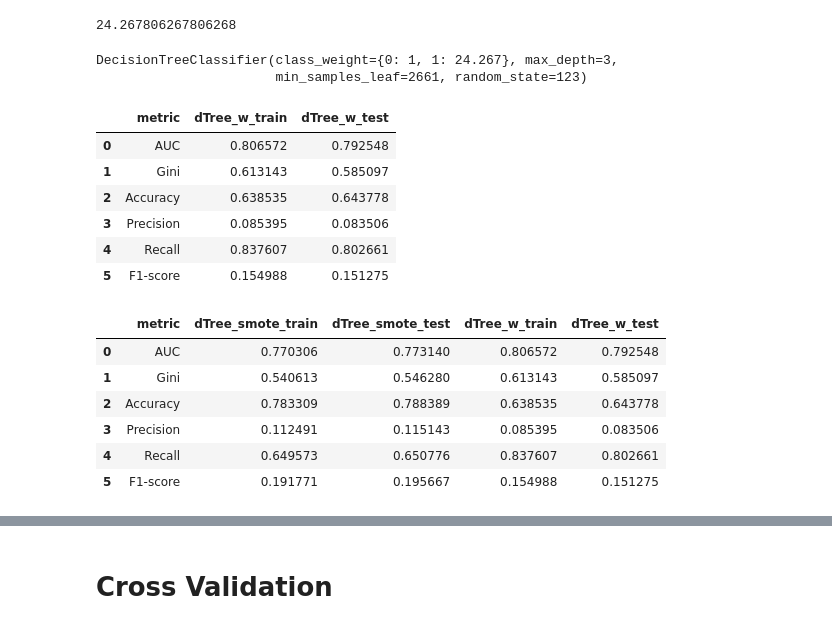
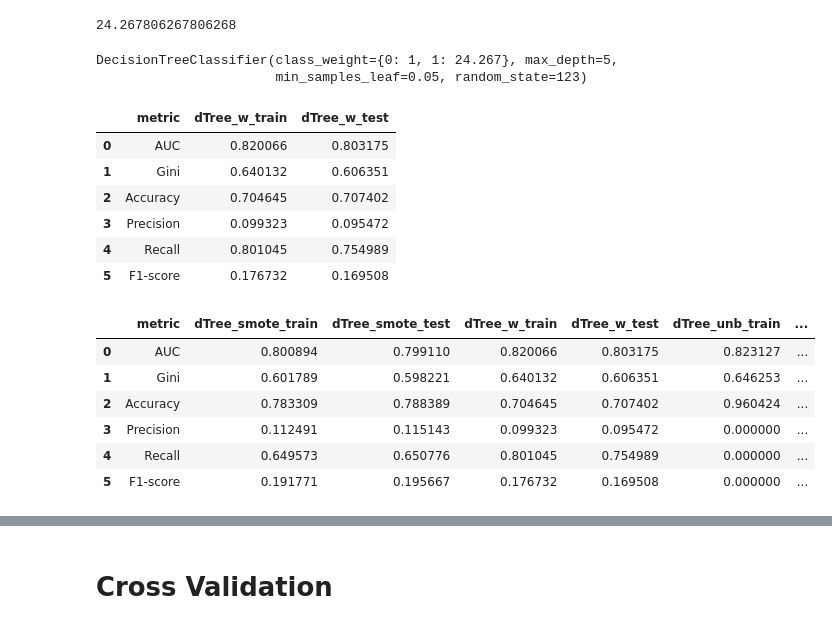
Before and after one commit to JCaballerot/Machine-Learning-Program, a Jupyter notebook: Supervised_models/DecisionTrees_Boosting/Lab_Santander.ipynb, the cells around one changed output, grey strips where cells are left out. Cells and saved outputs as stored; diff of their text form; code cells hidden in the pictures.

```diff
--- a/Supervised_models/DecisionTrees_Boosting/Lab_Santander.ipynb
+++ b/Supervised_models/DecisionTrees_Boosting/Lab_Santander.ipynb
@@ -179,9 +226,9 @@ from sklearn.tree import DecisionTreeClassifier
 # Definiendo modelo
 
 
-dtree = DecisionTreeClassifier(max_depth = 3,
+dtree = DecisionTreeClassifier(max_depth = 5,
                                #class_weight = {0: 1, 1: 25.272},
-                               min_samples_leaf = int(round(y_train_res.shape[0]*0.05,0)),
+                               min_samples_leaf = 0.05,
                                random_state = 123)
 
 dtree = dtree.fit(X_train_res, y_train_res)
@@ -270,17 +317,17 @@ y_train.sum()
 # Definiendo modelo
 
 
-dtree = DecisionTreeClassifier(max_depth = 3,
+dtree = DecisionTreeClassifier(max_depth = 5,
                                class_weight = {0: 1, 1: 24.267},
-                               min_samples_leaf = int(round(y_train.shape[0]*0.05,0)),
+                               min_samples_leaf = 0.05,
                                random_state = 123)
 
 dtree = dtree.fit(X_train, y_train)
 
 dtree
 # %% [output]
-DecisionTreeClassifier(class_weight={0: 1, 1: 24.267}, max_depth=3,
-                       min_samples_leaf=2661, random_state=123)
+DecisionTreeClassifier(class_weight={0: 1, 1: 24.267}, max_depth=5,
+                       min_samples_leaf=0.05, random_state=123)
 # %%
 # Usando el modelo para predecir
 
@@ -311,19 +358,52 @@ metricsDtree_w = pd.DataFrame({'metric':['AUC','Gini','Accuracy','Precision','Re
 metricsDtree_w
 # %% [output]
 |  | metric | dTree_w_train | dTree_w_test |
-| 0 | AUC | 0.806572 | 0.792548 |
-| 1 | Gini | 0.613143 | 0.585097 |
-| 2 | Accuracy | 0.638535 | 0.643778 |
-| 3 | Precision | 0.085395 | 0.083506 |
-| 4 | Recall | 0.837607 | 0.802661 |
-| 5 | F1-score | 0.154988 | 0.151275 |
+| 0 | AUC | 0.820066 | 0.803175 |
+| 1 | Gini | 0.640132 | 0.606351 |
+| 2 | Accuracy | 0.704645 | 0.707402 |
+| 3 | Precision | 0.099323 | 0.095472 |
+| 4 | Recall | 0.801045 | 0.754989 |
+| 5 | F1-score | 0.176732 | 0.169508 |
+# %%
+# Definiendo modelo
+
+dtree_unb = DecisionTreeClassifier(max_depth = 5,
+                               min_samples_leaf = 0.05,
+                               random_state = 123)
+
+dtree_unb = dtree_unb.fit(X_train[features], y_train)
+
+# Usando el modelo para predecir
+
+X_train['probability_unb'] = dtree_unb.predict_proba(X_train[features])[:,1]
+X_test['probability_unb']  = dtree_unb.predict_proba(X_test[features])[:,1]
+
+X_train['prediction_unb'] = dtree_unb.predict(X_train[features])
+X_test['prediction_unb']  = dtree_unb.predict(X_test[features])
+
+#Resumen de todas las métricas del modelo
+metricsDtree_unb = pd.DataFrame({'metric':['AUC','Gini','Accuracy','Precision','Recall','F1-score'],
+                                'dTree_unb_train':[roc_auc_score(y_train, X_train.probability_unb),
+                                        (roc_auc_score(y_train, X_train.probability_unb)*2-1),
+                                        accuracy_score(y_train, X_train.prediction_unb),
+                                        precision_score(y_train, X_train.prediction_unb),
+                                        recall_score(y_train, X_train.prediction_unb),
+                                        f1_score(y_train, X_train.prediction_unb)],
+
+                                'dTree_unb_test':[roc_auc_score(y_test, X_test.probability_unb),
+                                        (roc_auc_score(y_test, X_test.probability_unb)*2-1),
+                                        accuracy_score(y_test, X_test.prediction_unb),
+                                        precision_score(y_test, X_test.prediction_unb),
+                                        recall_score(y_test, X_test.prediction_unb),
+                                        f1_score(y_test, X_test.prediction_unb)]})
 # %%
-pd.merge(metricsDtree_smote, metricsDtree_w, on = ['metric'], how= 'left')
+temp = pd.merge(metricsDtree_smote, metricsDtree_w, on = ['metric'], how= 'left')
+pd.merge(temp, metricsDtree_unb, on = ['metric'], how= 'left')
 # %% [output]
-|  | metric | dTree_smote_train | dTree_smote_test | dTree_w_train | dTree_w_test |
-| 0 | AUC | 0.770306 | 0.773140 | 0.806572 | 0.792548 |
-| 1 | Gini | 0.540613 | 0.546280 | 0.613143 | 0.585097 |
-| 2 | Accuracy | 0.783309 | 0.788389 | 0.638535 | 0.643778 |
-| 3 | Precision | 0.112491 | 0.115143 | 0.085395 | 0.083506 |
-| 4 | Recall | 0.649573 | 0.650776 | 0.837607 | 0.802661 |
-| 5 | F1-score | 0.191771 | 0.195667 | 0.154988 | 0.151275 |
+|  | metric | dTree_smote_train | dTree_smote_test | dTree_w_train | dTree_w_test | dTree_unb_train | ... |
+| 0 | AUC | 0.800894 | 0.799110 | 0.820066 | 0.803175 | 0.823127 | ... |
+| 1 | Gini | 0.601789 | 0.598221 | 0.640132 | 0.606351 | 0.646253 | ... |
+| 2 | Accuracy | 0.783309 | 0.788389 | 0.704645 | 0.707402 | 0.960424 | ... |
+| 3 | Precision | 0.112491 | 0.115143 | 0.099323 | 0.095472 | 0.000000 | ... |
+| 4 | Recall | 0.649573 | 0.650776 | 0.801045 | 0.754989 | 0.000000 | ... |
+| 5 | F1-score | 0.191771 | 0.195667 | 0.176732 | 0.169508 | 0.000000 | ... |
```
Also changed, not shown: parts of 25 cells of this notebook.
